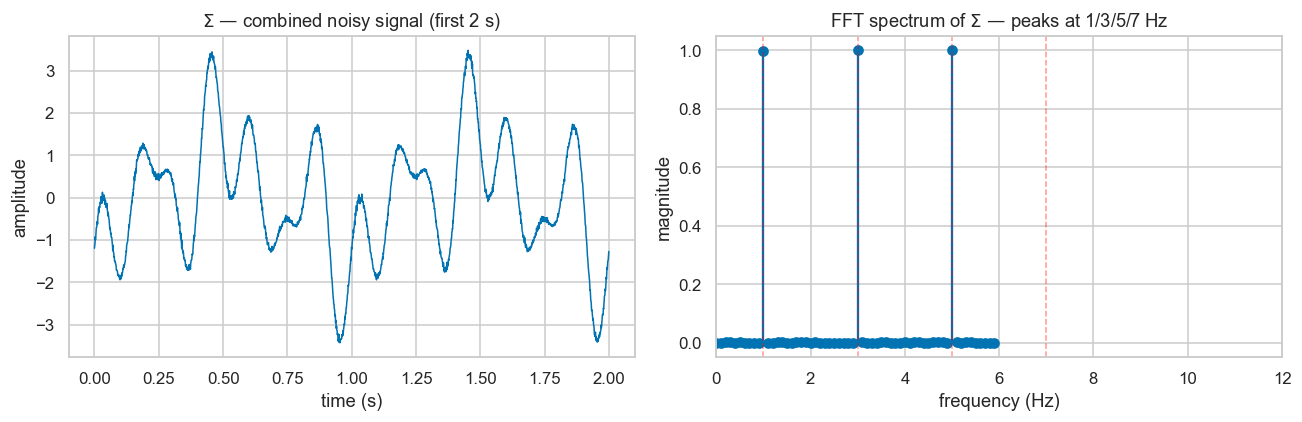
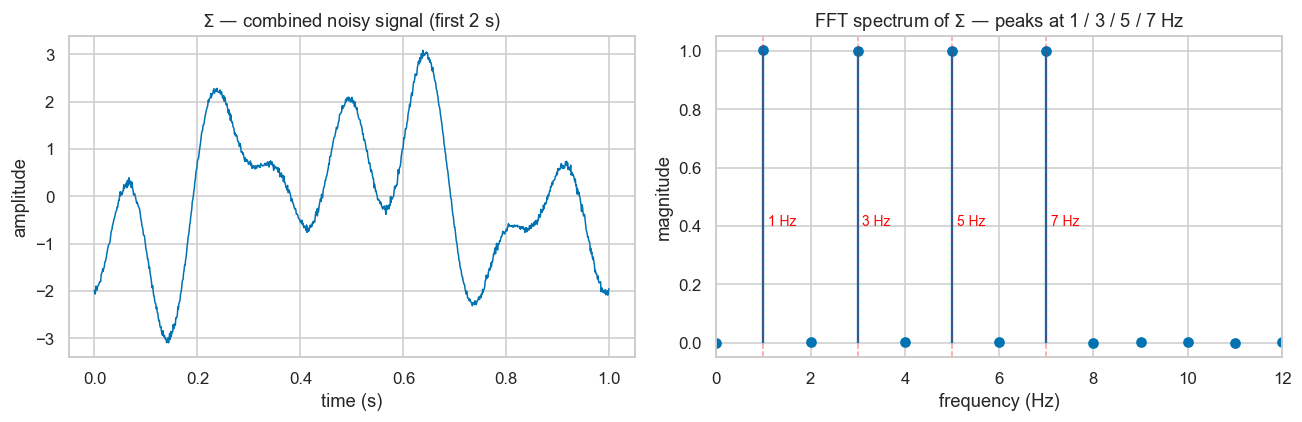
The change to this notebook cell's code, shown as a diff; its figure went from the first image to the second:
--- before
+++ after
@@ -7,9 +7,12 @@
 freqs = np.fft.rfftfreq(n, d=1/fs)
 spectrum = np.abs(np.fft.rfft(raw['combined_sigma'])) / n * 2
-ax2.stem(freqs[:60], spectrum[:60], basefmt=' ')
+mask = freqs <= 12  # extend range so the 7 Hz peak is visible
+ax2.stem(freqs[mask], spectrum[mask], basefmt=' ')
 for f in FIXED_FREQUENCIES_HZ:
     ax2.axvline(f, color='red', alpha=0.4, ls='--', lw=1)
+    ax2.annotate(f'{f} Hz', xy=(f, spectrum[freqs == f][0] if (freqs == f).any() else 0.5),
+                 xytext=(f + 0.1, 0.4), color='red', fontsize=9)
 ax2.set_xlim(0, 12)
-ax2.set_title('FFT spectrum of $\\Sigma$ — peaks at 1/3/5/7 Hz')
+ax2.set_title('FFT spectrum of $\\Sigma$ — peaks at 1 / 3 / 5 / 7 Hz')
 ax2.set_xlabel('frequency (Hz)'); ax2.set_ylabel('magnitude')
 fig.tight_layout()

Commit: notebook: expand depth — fix FFT xlim to show 7 Hz peak, add signal-model + loss + verdict-rule LaTeX blocks, add mechanistic interpretation cell explaining why H1+H3 disconfirmed (10ms window << period of every target freq); 21 cells (10 md + 11 code), 8 display equations, 30 inline math; bump 1.01